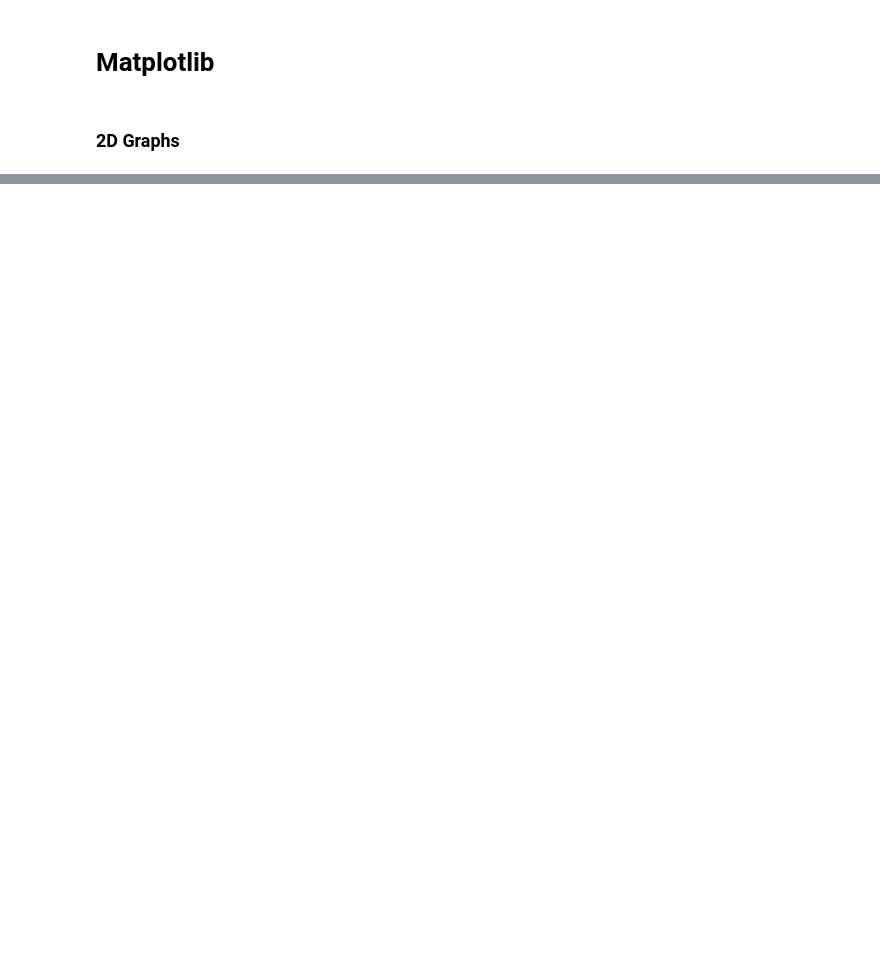
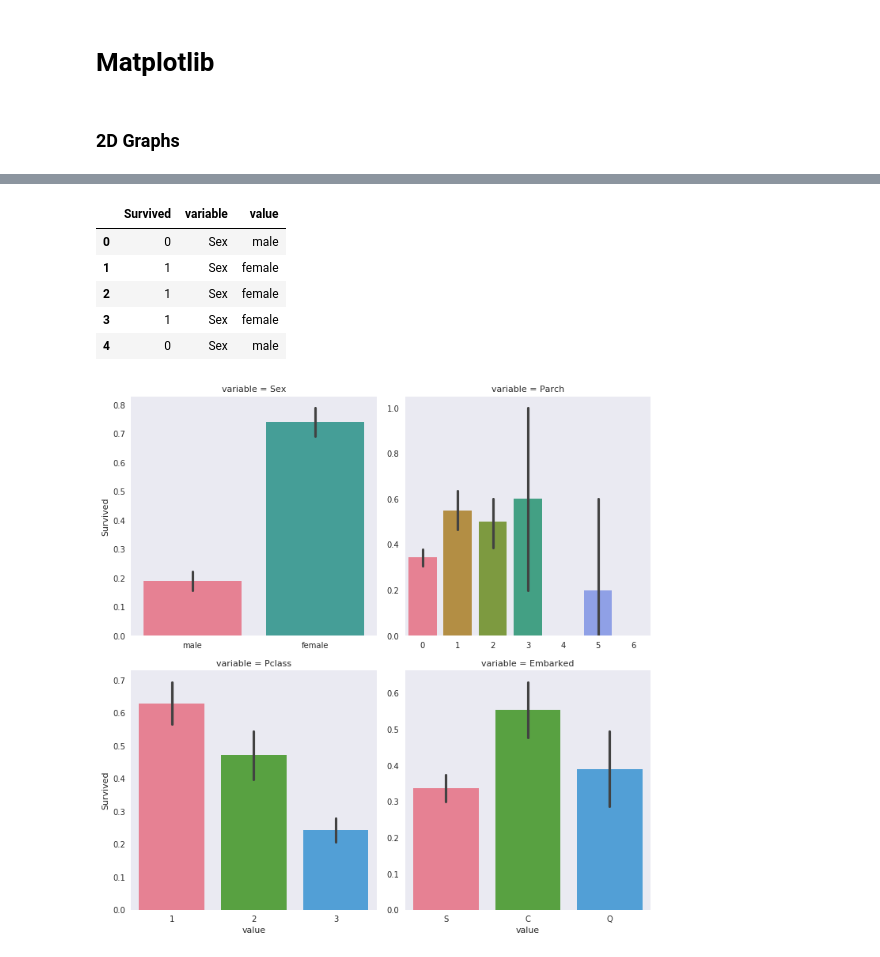
Before and after one commit to amitkvikram/python, a Jupyter notebook: Matplotlip Simplified.ipynb, the cells around one changed output, grey strips where cells are left out. Drawn from its saved outputs; the diff is of its cells as text; code cells hidden in the pictures; blank space fills up the shorter version.

```diff
--- a/Matplotlip Simplified.ipynb
+++ b/Matplotlip Simplified.ipynb
@@ -68,0 +114,4 @@ plt.show()
+# %%
+import pandas as pd
+train = pd.read_csv('train.csv')
+train.head()
@@ -68,0 +139,18 @@ plt.show()
+# %%
+sns.set_style(style =  "dark")
+for i in ['Embarked','Sex']:
+    fig = plt.figure(i,figsize = (12,5))
+    ax1 = fig.add_subplot(121)
+    ax2 = fig.add_subplot(122)
+    g = sns.countplot(x = train[i], ax = ax1)
+    g = sns.barplot(x = train[i], y = train['Survived'],ax = ax2,hue = train['Sex'])
+    plt.tight_layout()
+#     g.set_xticklabels(g.get_xticklabels(),rotation = 90)
+# plt.tight_layout()
+for i in ['Pclass','Parch','Survived']:
+    fig = plt.figure(i,figsize = (12,5))
+    ax1 = fig.add_subplot(121)
+    ax2 = fig.add_subplot(122)
+    g = sns.countplot(x = train[i], ax = ax1)
+    g = sns.barplot(x = train[i], y = train['Survived'],ax = ax2, hue = train['Sex'])
+    plt.tight_layout()
@@ -68,0 +163,23 @@ plt.show()
+# %%
+import numpy as np
+import matplotlib as mpl
+import matplotlib.pyplot as plt
+from matplotlib import cm
+
+
+temp = ['Sex','Parch','Pclass','Embarked']
+f = pd.melt(train, id_vars="Survived", value_vars = temp)
+g = sns.FacetGrid(f, col = "variable", col_wrap = 2, sharex = False, sharey= False, size = 5)
+# g = sns.FacetGrid(f, col="variable",  col_wrap=2, sharex=False, sharey=False,size=5 )
+sns.set()
+sns.set(style="whitegrid")
+g.map(sns.barplot, "value","Survived", palette="husl")
+display(f.head())
+# %% [output]
+|  | Survived | variable | value |
+| 0 | 0 | Sex | male |
+| 1 | 1 | Sex | female |
+| 2 | 1 | Sex | female |
+| 3 | 1 | Sex | female |
+| 4 | 0 | Sex | male |
+[figure, added]
```
Also changed, not shown: parts of 28 cells of this notebook, 14 other files.
